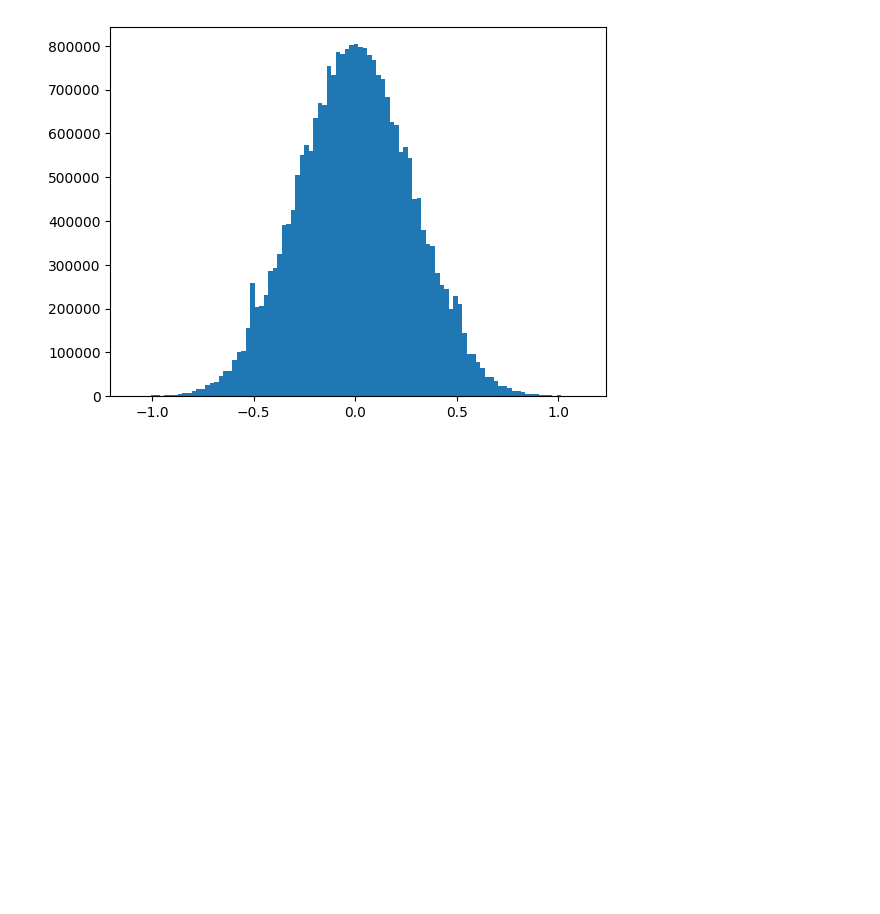
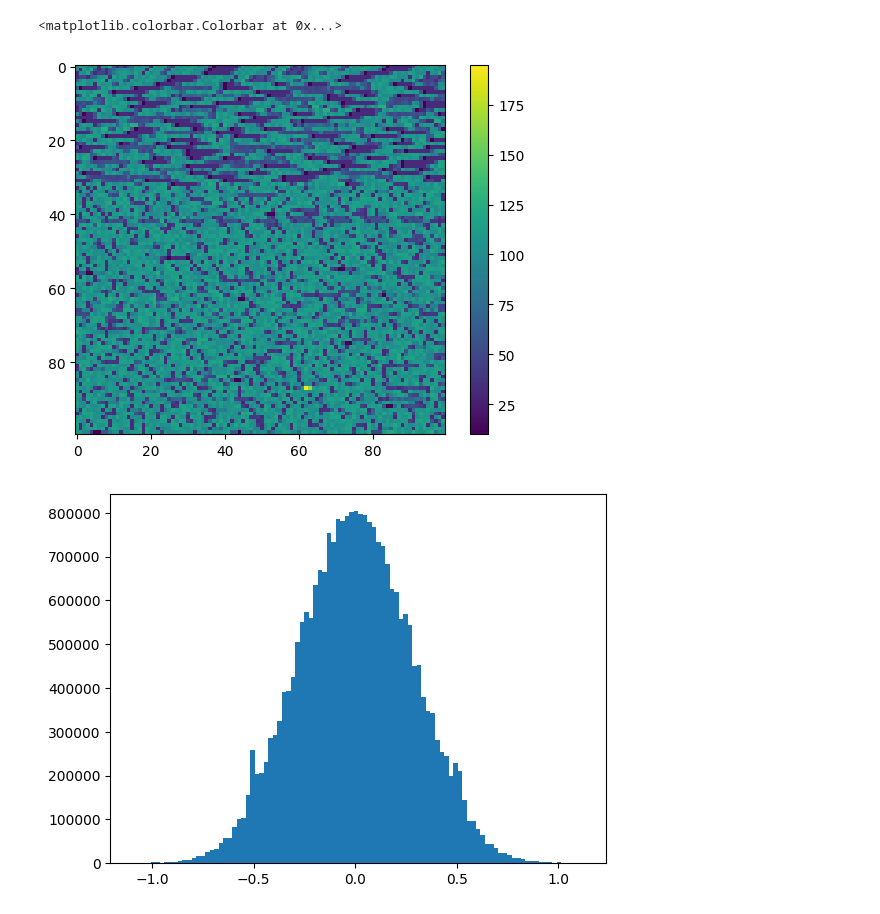
Before and after one commit to BradyWynn/hutter, a Jupyter notebook: viz_emb.ipynb, the cells around one changed output. Saved outputs shown, nothing was run; the diff lists cells and outputs as text; code cells hidden in the pictures; blank space fills up the shorter version.

```diff
--- a/viz_emb.ipynb
+++ b/viz_emb.ipynb
@@ -4,3 +14,10 @@ import matplotlib.pyplot as plt
+# %%
+i=849
+plt.imshow(tokens[i:i+100**2].reshape(100, 100))
+plt.colorbar()
+# %% [output]
+<matplotlib.colorbar.Colorbar at 0x...>
+[figure, added]
 # %%
 emb = torch.load('model/lm_head.weight.pt')
 # %%
```
Also changed, not shown: parts of 4 cells of this notebook, 8 other files.
